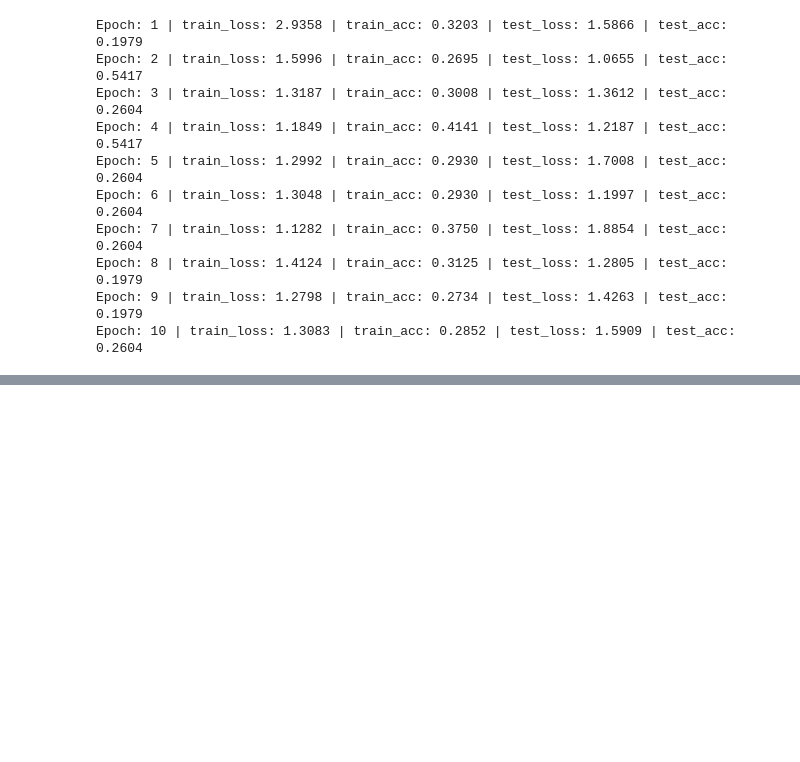
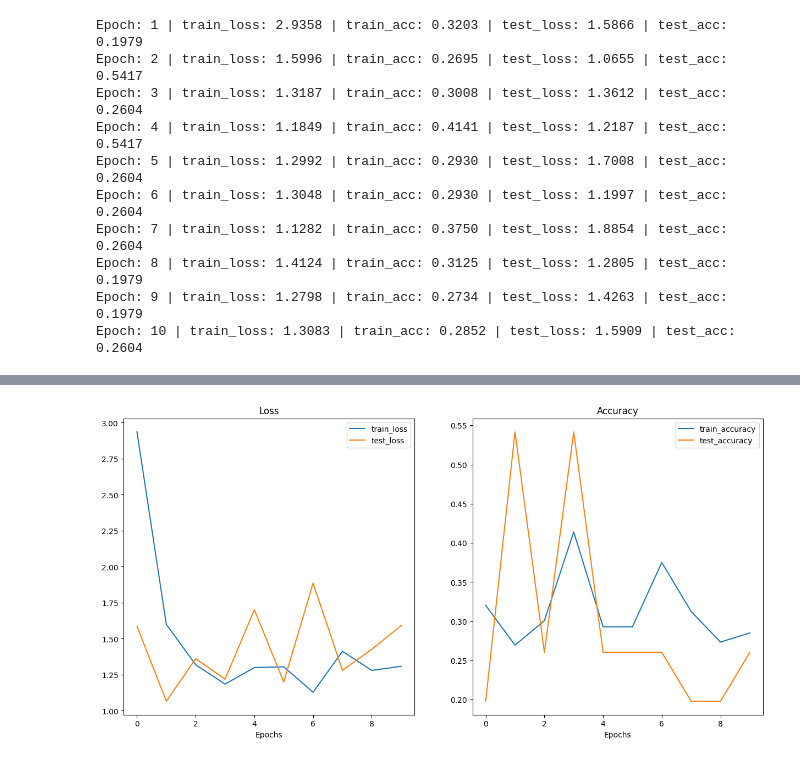
Before and after one commit to radoslaw626/ViT_paper_replication, a Jupyter notebook: paper_replicating.ipynb, the cells around one changed output, grey strips where cells are left out. Cells and saved outputs as stored; diff of their text form; code cells hidden in the pictures; blank space fills up the shorter version.

```diff
--- a/paper_replicating.ipynb
+++ b/paper_replicating.ipynb
@@ -842,0 +863,6 @@ Epoch: 10 | train_loss: 1.3083 | train_acc: 0.2852 | test_loss: 1.5909 | test_ac
+# %%
+from scripts.helper_functions import plot_loss_curves
+
+plot_loss_curves(result)
+# %% [output]
+[figure, added]
```
Also changed, not shown: parts of 10 cells of this notebook, 2 other files.
